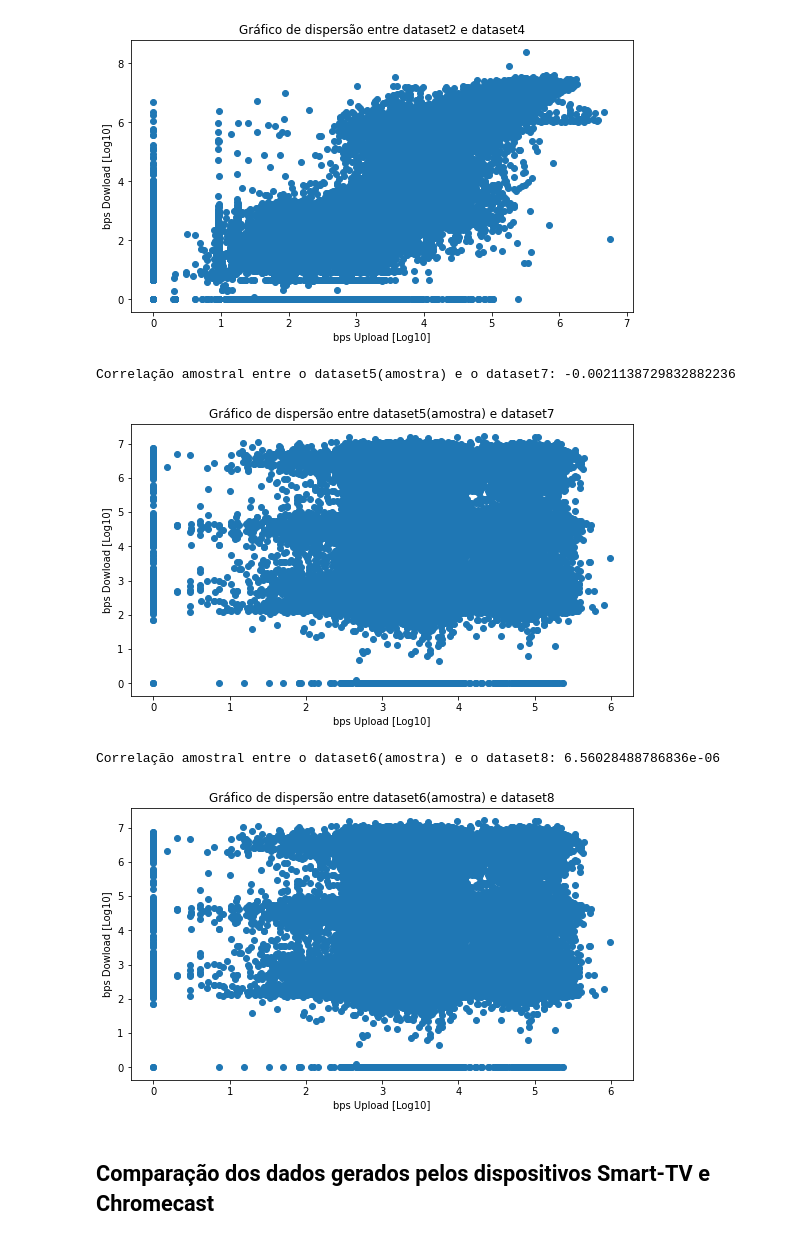
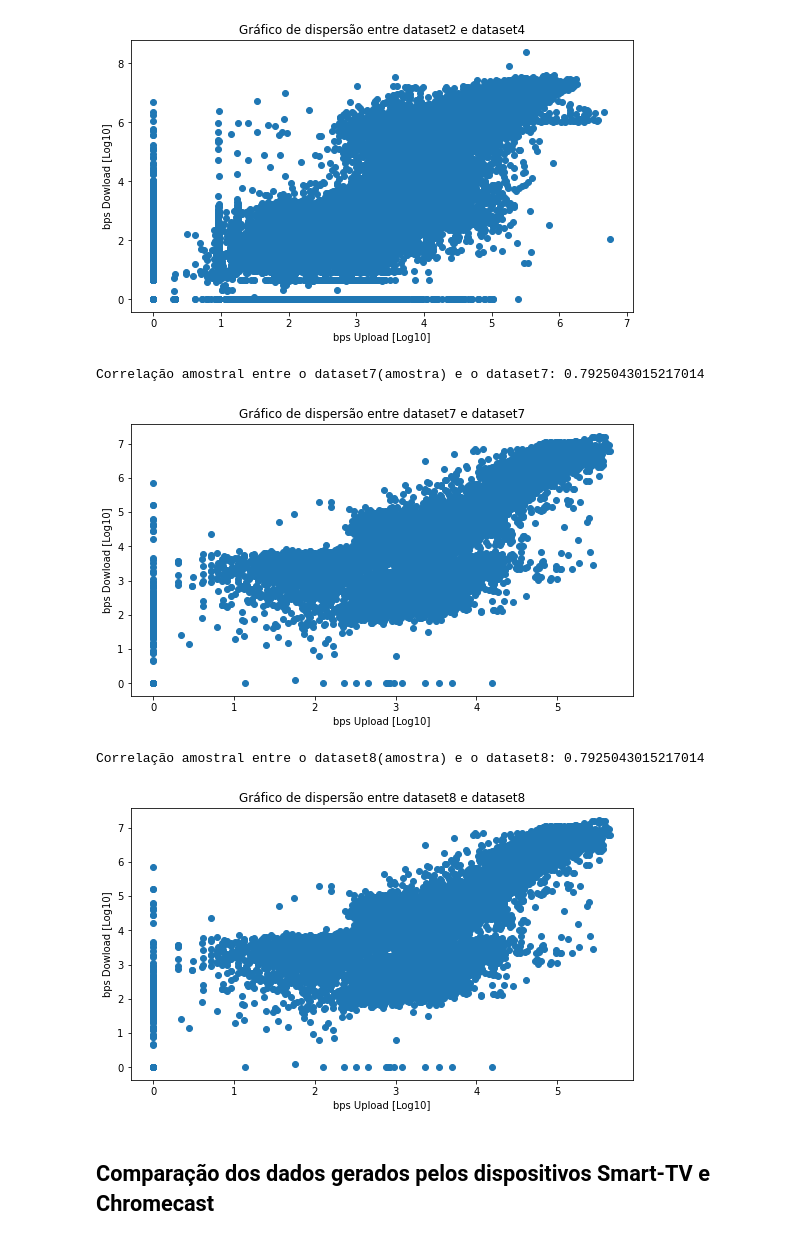
Before and after one commit to GARCl-A/Modelos-Probabilisticos-Projeto-Final, a Jupyter notebook: notebook.ipynb, the cells around one changed output. Drawn from its saved outputs; the diff is of its cells as text; code cells hidden in the pictures.

Commit message:
Feat: Correlação entre datasets do mesmo horário

```diff
--- a/notebook.ipynb
+++ b/notebook.ipynb
@@ -873,33 +873,31 @@ Correlação amostral entre o dataset2 e o dataset4: 0.9156089964784074
 # %%
 #Pelo fato dos dois dataset não terem o mesmo tamanho, se faz necessário pegar uma amostra.
 
-dataset5_sample = dataset5.sample(n=dataset7.shape[0])
-correlacao = pearsonr(dataset5_sample["bytes_up_log"], dataset7["bytes_down_log"])
-print(f'Correlação amostral entre o dataset5(amostra) e o dataset7: {correlacao[0]}')
+correlacao = pearsonr(dataset7["bytes_up_log"], dataset7["bytes_down_log"])
+print(f'Correlação amostral entre o dataset7(amostra) e o dataset7: {correlacao[0]}')
 
 plt.figure(figsize=(9,5))
-plt.scatter(dataset5_sample["bytes_up_log"], dataset7["bytes_down_log"])
+plt.scatter(dataset7["bytes_up_log"], dataset7["bytes_down_log"])
 plt.xlabel("bps Upload [Log10]")
 plt.ylabel("bps Dowload [Log10]")
-plt.title("Gráfico de dispersão entre dataset5(amostra) e dataset7")
+plt.title("Gráfico de dispersão entre dataset7 e dataset7")
 plt.show()
 # %% [output]
-Correlação amostral entre o dataset5(amostra) e o dataset7: -0.0021138729832882236
+Correlação amostral entre o dataset7(amostra) e o dataset7: 0.7925043015217014
-[figure, old version]
+[figure, new version]
 # %%
-dataset6_sample = dataset6.sample(n=dataset8.shape[0])
-correlacao = pearsonr(dataset6_sample["bytes_up_log"], dataset8["bytes_down_log"])
-print(f'Correlação amostral entre o dataset6(amostra) e o dataset8: {correlacao[0]}')
+correlacao = pearsonr(dataset8["bytes_up_log"], dataset8["bytes_down_log"])
+print(f'Correlação amostral entre o dataset8(amostra) e o dataset8: {correlacao[0]}')
 
 plt.figure(figsize=(9,5))
-plt.scatter(dataset5_sample["bytes_up_log"], dataset7["bytes_down_log"])
+plt.scatter(dataset8["bytes_up_log"], dataset7["bytes_down_log"])
 plt.xlabel("bps Upload [Log10]")
 plt.ylabel("bps Dowload [Log10]")
-plt.title("Gráfico de dispersão entre dataset6(amostra) e dataset8")
+plt.title("Gráfico de dispersão entre dataset8 e dataset8")
 plt.show()
 # %% [output]
-Correlação amostral entre o dataset6(amostra) e o dataset8: 6.56028488786836e-06
+Correlação amostral entre o dataset8(amostra) e o dataset8: 0.7925043015217014
-[figure, old version]
+[figure, new version]
 # %% [markdown]
 ## Comparação dos dados gerados pelos dispositivos Smart-TV e Chromecast
 # %%
```
Also changed, not shown: parts of 4 cells of this notebook.
